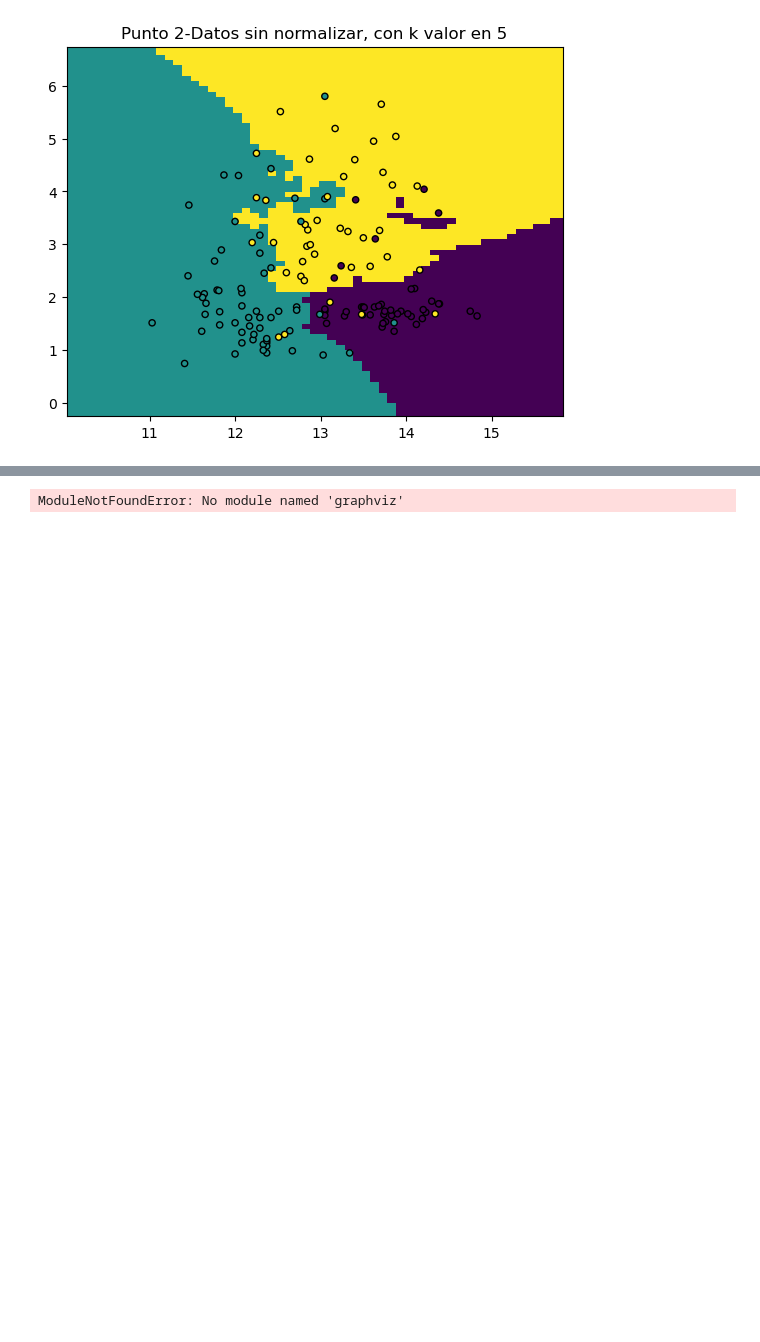
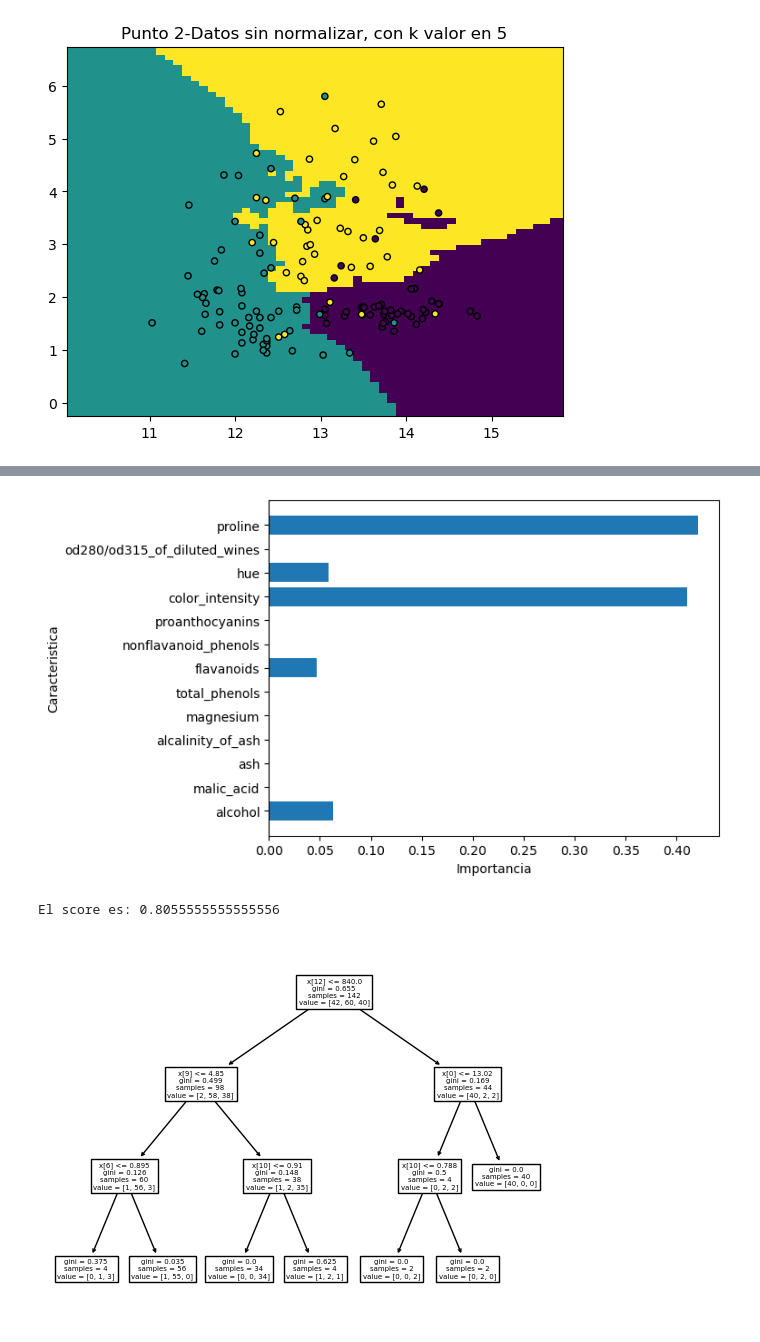
Before and after one commit to DanteBelNan/TP_Final-Machine-Learning, a Jupyter notebook: Tp_final.ipynb, the cells around one changed output, grey strips where cells are left out. Drawn from its saved outputs; the diff is of its cells as text; code cells hidden in the pictures; blank space fills up the shorter version.

```diff
--- a/Tp_final.ipynb
+++ b/Tp_final.ipynb
@@ -100,29 +100,31 @@ plt.show()
 # %%
 #Datos sin normalizar
 #Importamos las librerias necesarias para utilizar arbol de decisión
 from sklearn.tree import DecisionTreeClassifier
 from sklearn.tree import export_graphviz
-#import graphviz
+
+from sklearn.tree import plot_tree
 
 #Creamos la variable, definiendo su maxima depth, y fiteamos los datos
 arbol=DecisionTreeClassifier(max_depth=3)
 arbol.fit(xTrain, yTrain)
 #Este score no se ve, pero esta para mostrar la puntuación.
-arbol.score(xTest, yTest)
 
-#Con esto, puedo crear un archivo que muestre un grafico bien hecho del arbol de decisión, pero no me anda(?)
-export_graphviz(arbol,out_file='arbol1.dot', class_names=wine.target_names, feature_names=wine.feature_names[:13],impurity=False,filled=True)
 
-with open('arbol1.dot') as f:
-    dot_graph = f.read()
-  #  graphviz.Source(dot_graph)
+
+
 
 #Luego, lo mostramos tambien como un cuadro
 caracteristica=wine.data.shape[1]
 plt.barh(range(caracteristica),arbol.feature_importances_)
 plt.yticks(np.arange(caracteristica),wine.feature_names)
 plt.xlabel('Importancia')
 plt.ylabel('Caracteristica')
 plt.show()
+
+plot_tree(arbol)
+print("El score es: " + str(arbol.score(xTest, yTest)) )
 # %% [output]
+[figure, added]
-ModuleNotFoundError: No module named 'graphviz'
+El score es: 0.8055555555555556
+[figure, added]
```
Also changed, not shown: parts of 7 cells of this notebook, 1 other file.
